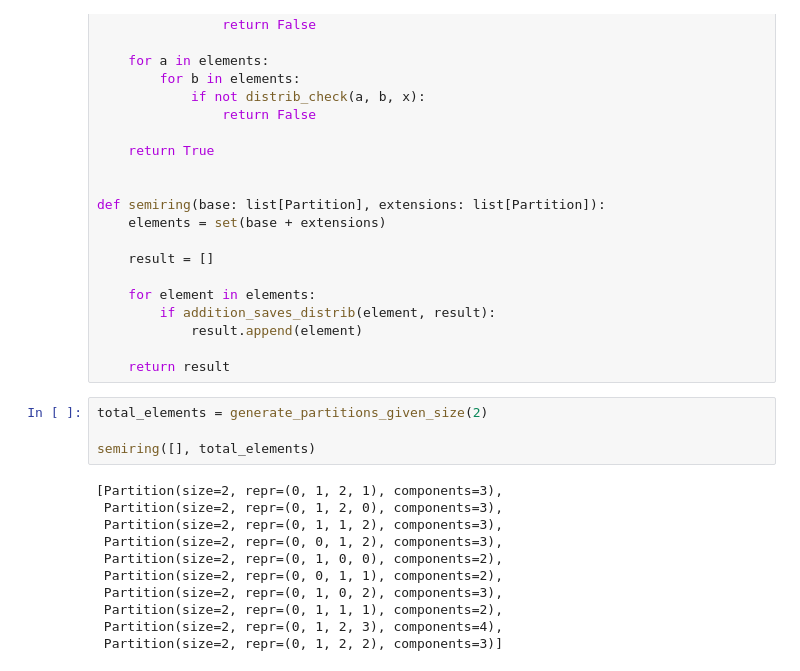
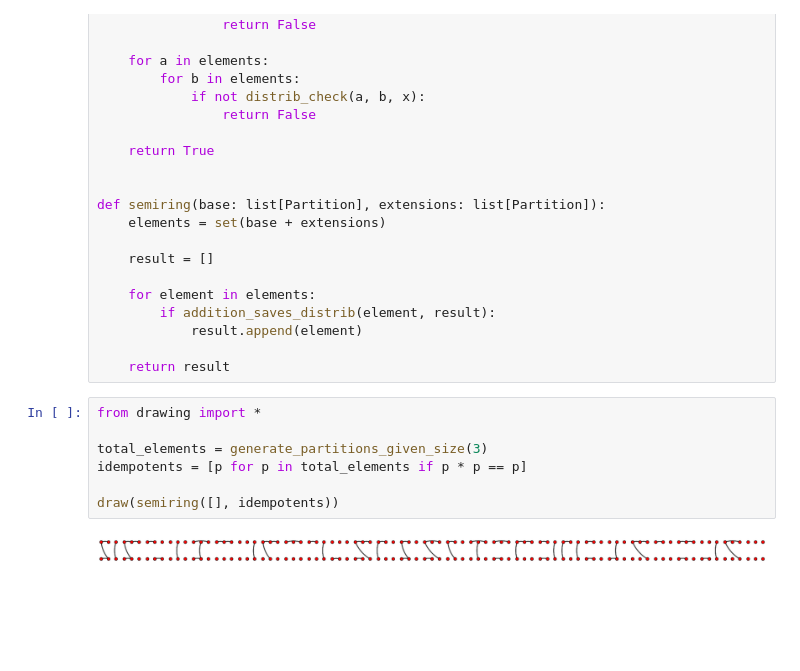
Before and after one commit to glnskkh/kurs3, a Jupyter notebook: experiments.ipynb, the cells around one changed output. Cells and saved outputs as stored; diff of their text form; blank space fills up the shorter version.

Commit message:
Bring drawing back to life

```diff
--- a/experiments.ipynb
+++ b/experiments.ipynb
@@ -31,17 +31,11 @@ def semiring(base: list[Partition], extensions: list[Partition]):
 
     return result
 # %%
-total_elements = generate_partitions_given_size(2)
+from drawing import *
 
-semiring([], total_elements)
+total_elements = generate_partitions_given_size(3)
+idempotents = [p for p in total_elements if p * p == p]
+
+draw(semiring([], idempotents))
 # %% [output]
-[Partition(size=2, repr=(0, 1, 2, 1), components=3),
- Partition(size=2, repr=(0, 1, 2, 0), components=3),
- Partition(size=2, repr=(0, 1, 1, 2), components=3),
- Partition(size=2, repr=(0, 0, 1, 2), components=3),
- Partition(size=2, repr=(0, 1, 0, 0), components=2),
- Partition(size=2, repr=(0, 0, 1, 1), components=2),
- Partition(size=2, repr=(0, 1, 0, 2), components=3),
- Partition(size=2, repr=(0, 1, 1, 1), components=2),
- Partition(size=2, repr=(0, 1, 2, 3), components=4),
- Partition(size=2, repr=(0, 1, 2, 2), components=3)]
+[figure, added]
```
Also changed, not shown: 3 other files.
